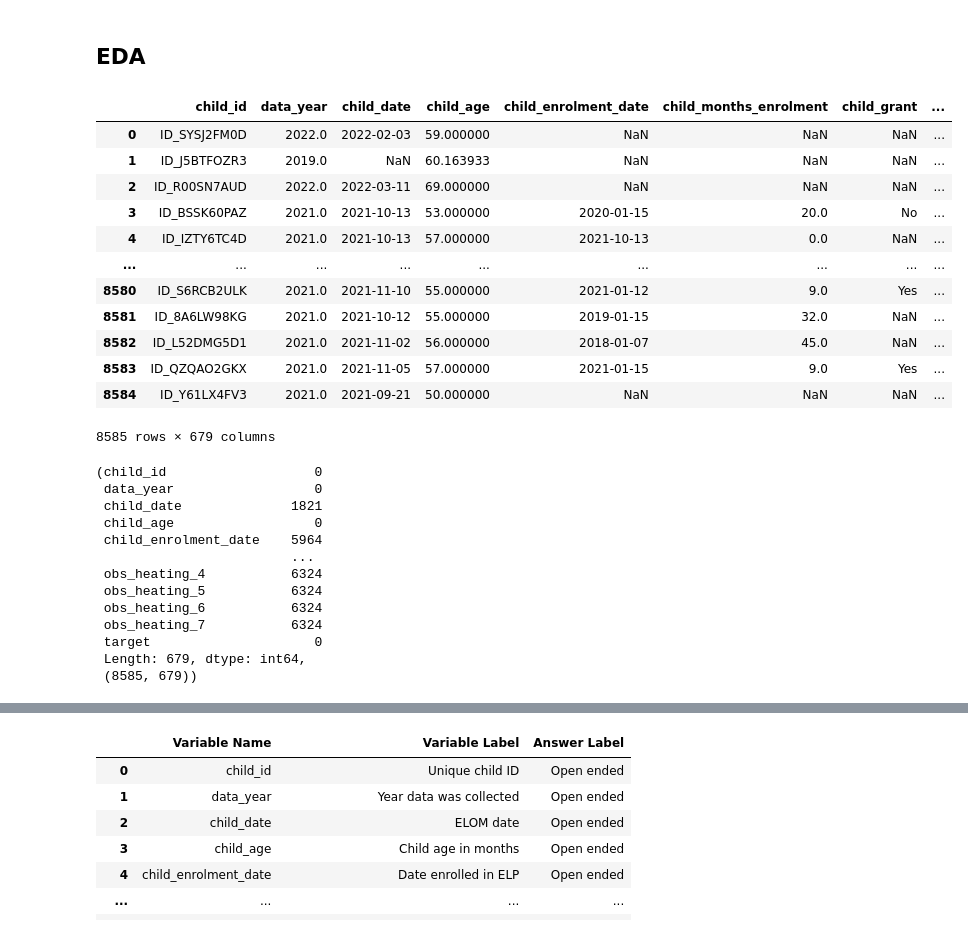
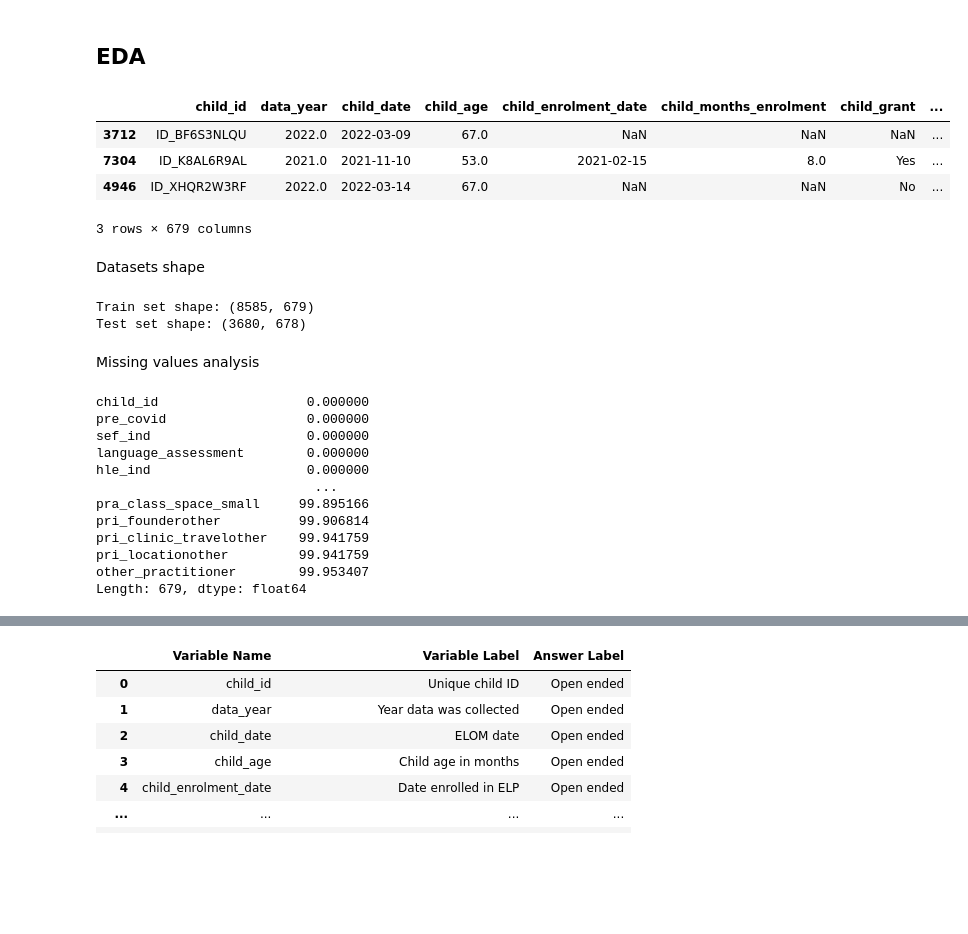
Before and after one commit to justekouassi/DataDrive2030-Early-Learning-Predictors-Challenge, a Jupyter notebook: datadrive2030_2.ipynb, the cells around one changed output, grey strips where cells are left out. Saved outputs shown, nothing was run; the diff lists cells and outputs as text; code cells hidden in the pictures; blank space fills up the shorter version.

```diff
--- a/datadrive2030_2.ipynb
+++ b/datadrive2030_2.ipynb
@@ -40,35 +44,37 @@ VariableDescription = pd.read_csv(DATA_PATH + 'VariableDescription.csv', low_mem
 # %% [markdown]
 ## EDA
 # %%
-Train
+Train.sample(3)
 # %% [output]
 |  | child_id | data_year | child_date | child_age | child_enrolment_date | child_months_enrolment | child_grant | ... |
-| 0 | ID_SYSJ2FM0D | 2022.0 | 2022-02-03 | 59.000000 | NaN | NaN | NaN | ... |
-| 1 | ID_J5BTFOZR3 | 2019.0 | NaN | 60.163933 | NaN | NaN | NaN | ... |
-| 2 | ID_R00SN7AUD | 2022.0 | 2022-03-11 | 69.000000 | NaN | NaN | NaN | ... |
-| 3 | ID_BSSK60PAZ | 2021.0 | 2021-10-13 | 53.000000 | 2020-01-15 | 20.0 | No | ... |
-| 4 | ID_IZTY6TC4D | 2021.0 | 2021-10-13 | 57.000000 | 2021-10-13 | 0.0 | NaN | ... |
-| ... | ... | ... | ... | ... | ... | ... | ... | ... |
-| 8580 | ID_S6RCB2ULK | 2021.0 | 2021-11-10 | 55.000000 | 2021-01-12 | 9.0 | Yes | ... |
-| 8581 | ID_8A6LW98KG | 2021.0 | 2021-10-12 | 55.000000 | 2019-01-15 | 32.0 | NaN | ... |
-| 8582 | ID_L52DMG5D1 | 2021.0 | 2021-11-02 | 56.000000 | 2018-01-07 | 45.0 | NaN | ... |
-| 8583 | ID_QZQAO2GKX | 2021.0 | 2021-11-05 | 57.000000 | 2021-01-15 | 9.0 | Yes | ... |
-| 8584 | ID_Y61LX4FV3 | 2021.0 | 2021-09-21 | 50.000000 | NaN | NaN | NaN | ... |
+| 3712 | ID_BF6S3NLQU | 2022.0 | 2022-03-09 | 67.0 | NaN | NaN | NaN | ... |
+| 7304 | ID_K8AL6R9AL | 2021.0 | 2021-11-10 | 53.0 | 2021-02-15 | 8.0 | Yes | ... |
+| 4946 | ID_XHQR2W3RF | 2022.0 | 2022-03-14 | 67.0 | NaN | NaN | No | ... |
-8585 rows × 679 columns
+3 rows × 679 columns
+# %% [markdown]
+Datasets shape
+# %%
+print('Train set shape:', Train.shape)
+print('Test set shape:', Test.shape)
+# %% [output]
+Train set shape: (8585, 679)
+Test set shape: (3680, 678)
+# %% [markdown]
+Missing values analysis
 # %%
-Train.isnull().sum()
+missing_values_train = Train.isnull().sum() / Train.shape[0] * 100
+missing_values_train.sort_values()
 # %% [output]
-(child_id                   0
- data_year                  0
- child_date              1821
- child_age                  0
- child_enrolment_date    5964
-                         ...
- obs_heating_4           6324
- obs_heating_5           6324
- obs_heating_6           6324
- obs_heating_7           6324
- target                     0
- Length: 679, dtype: int64,
- (8585, 679))
+child_id                   0.000000
+pre_covid                  0.000000
+sef_ind                    0.000000
+language_assessment        0.000000
+hle_ind                    0.000000
+                            ...
+pra_class_space_small     99.895166
+pri_founderother          99.906814
+pri_clinic_travelother    99.941759
+pri_locationother         99.941759
+other_practitioner        99.953407
+Length: 679, dtype: float64
 # %%
```
Also changed, not shown: parts of 51 cells of this notebook, 5 other files.
